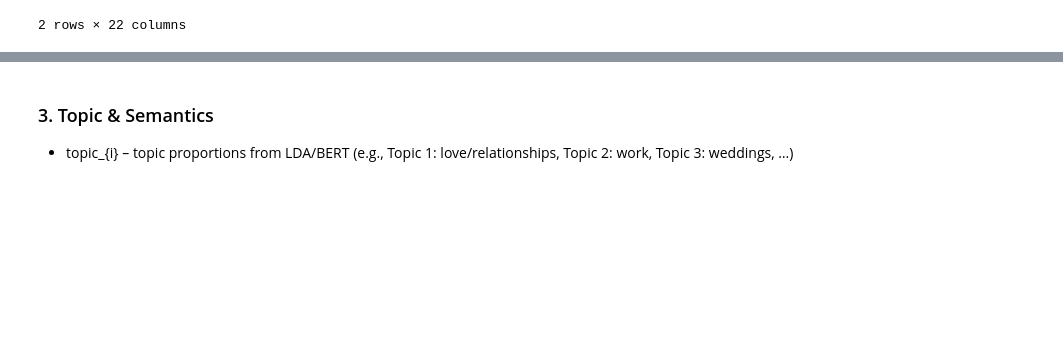
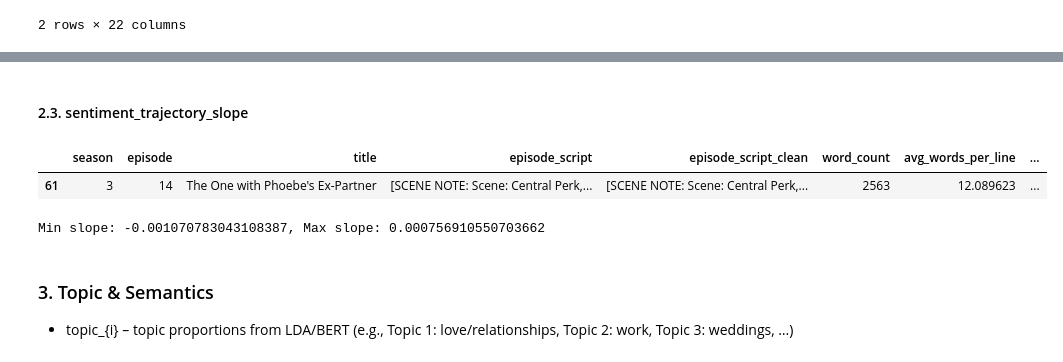
Before and after one commit to DimitarDimitrov2001/EMM-Friends-Project, a Jupyter notebook: data_parser.ipynb, the cells around one changed output, grey strips where cells are left out. Cells and saved outputs as stored; diff of their text form; code cells hidden in the pictures; blank space fills up the shorter version.

```diff
--- a/data_parser.ipynb
+++ b/data_parser.ipynb
@@ -1787,3 +1840,54 @@ df_structured
+# %% [markdown]
+#### 2.3. sentiment_trajectory_slope
+# %%
+# calculate sentiment_trajectory_slope – slope of sentiment progression across the episode (start-to-end change)
+
+def calculate_sentiment_trajectory_slope(script, analyzer):
+    sentiment_scores = []
+    lines = script.split('\n\n')
+    dialogue_lines = [line for line in lines if ': ' in line and not line.startswith('[')]
+
+    for line in dialogue_lines:
+        dialogue = line.split(': ', 1)[1]
+        compound_score = analyzer.polarity_scores(dialogue)["compound"]
+        sentiment_scores.append(compound_score)
+
+    if len(sentiment_scores) < 2:
+        return 0.0
+
+    # 1. Smoothed trajectory (moving average to reduce noise)
+    window_size = min(10, len(sentiment_scores) // 5)  # adaptive window size
+    if window_size > 1:
+        smoothed_scores = []
+        for i in range(len(sentiment_scores)):
+            start_idx = max(0, i - window_size // 2)
+            end_idx = min(len(sentiment_scores), i + window_size // 2 + 1)
+            smoothed_scores.append(np.mean(sentiment_scores[start_idx:end_idx]))
+    else:
+        smoothed_scores = sentiment_scores
+
+    # 2. Linear regression on smoothed data with normalized positions
+    x = np.linspace(0, 1, len(smoothed_scores))  # normalized positions (0 to 1)
+    y = np.array(smoothed_scores)
+    slope = np.polyfit(x, y, 1)[0]
+
+    return slope
+
+# Apply sentiment trajectory slope function to each episode script
+df_structured['sentiment_trajectory_slope'] = df_structured['episode_script'].apply(calculate_sentiment_trajectory_slope, analyzer=analyzer)
+# %%
+# get the season 3 epsode 15 script
+df_structured[(df_structured["season"] == 3) & (df_structured["episode"] == 14)]
+# %% [output]
+|  | season | episode | title | episode_script | episode_script_clean | word_count | avg_words_per_line | ... |
+| 61 | 3 | 14 | The One with Phoebe's Ex-Partner | [SCENE NOTE: Scene: Central Perk,... | [SCENE NOTE: Scene: Central Perk,... | 2563 | 12.089623 | ... |
+# %%
+# calculate min and max of sentiment_trajectory_slope
+min_slope = df_structured['sentiment_trajectory_slope'].min()
+max_slope = df_structured['sentiment_trajectory_slope'].max()
+print(f"Min slope: {min_slope}, Max slope: {max_slope}")
+# %% [output]
+Min slope: -0.001070783043108387, Max slope: 0.000756910550703662
 # %% [markdown]
 ### 3. Topic & Semantics
 
```
Also changed, not shown: parts of 12 cells of this notebook.
